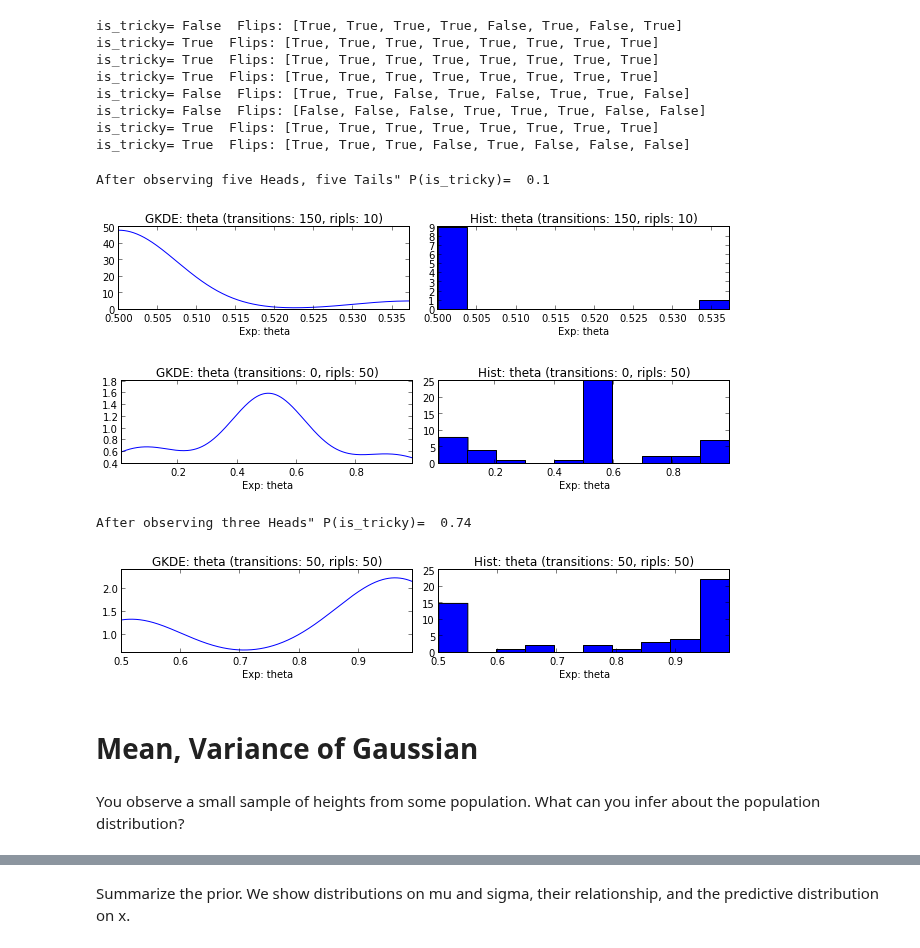
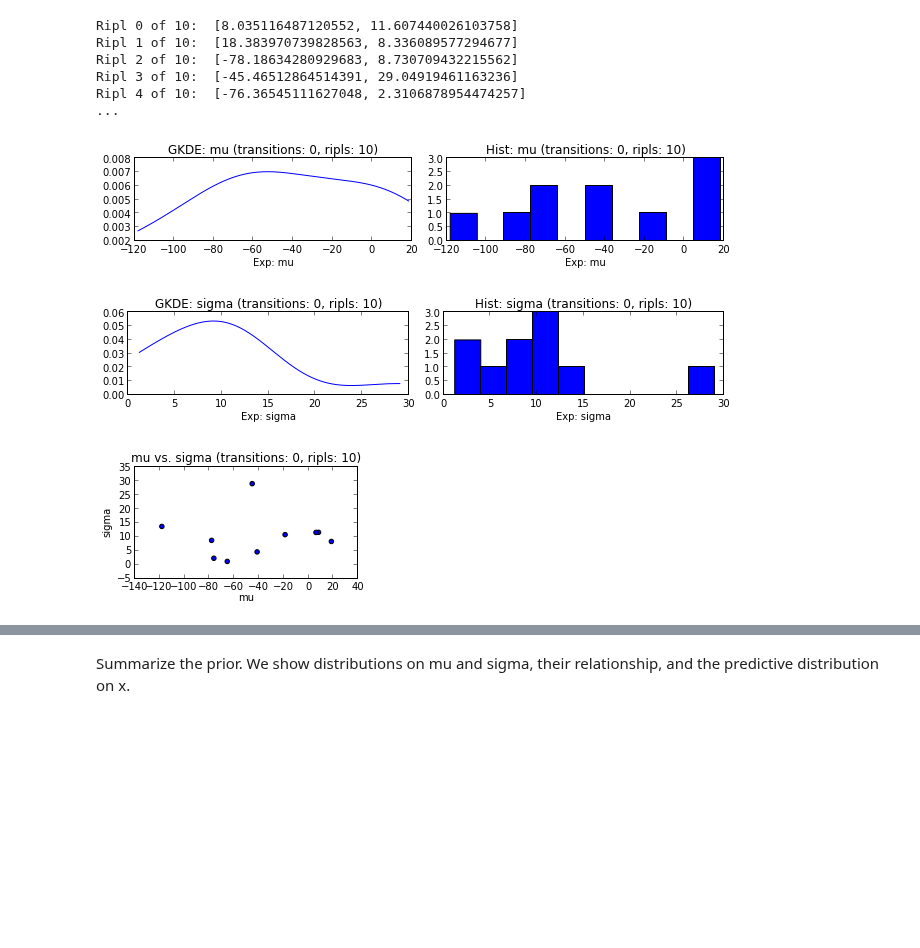
Before and after one commit to owainevans/myunit, a Jupyter notebook: gauss_reg_demo.ipynb, the cells around one changed output, grey strips where cells are left out. Drawn from its saved outputs; the diff is of its cells as text; code cells hidden in the pictures; blank space fills up the shorter version.

```diff
--- a/gauss_reg_demo.ipynb
+++ b/gauss_reg_demo.ipynb
@@ -170,22 +62,0 @@ After observing five Heads" P(is_tricky)=  0.7
-# %%
-print_worlds(v)
-# %% [output]
-is_tricky= False  Flips: [True, True, True, True, False, True, False, True]
-is_tricky= True  Flips: [True, True, True, True, True, True, True, True]
-is_tricky= True  Flips: [True, True, True, True, True, True, True, True]
-is_tricky= True  Flips: [True, True, True, True, True, True, True, True]
-is_tricky= False  Flips: [True, True, False, True, False, True, True, False]
-is_tricky= False  Flips: [False, False, False, True, True, True, False, False]
-is_tricky= True  Flips: [True, True, True, True, True, True, True, True]
-is_tricky= True  Flips: [True, True, True, False, True, False, False, False]
-# %%
-[v.observe('(flip theta)','false') for i in range(5) ];
-v.infer(50)
-print 'After observing five Heads, five Tails" P(is_tricky)= ', np.mean(v.sample('is_tricky'))
-v.snapshot(exp_list=['theta'],plot=True);
-# %% [output]
-After observing five Heads, five Tails" P(is_tricky)=  0.1
-[figure, removed]
-# %%
-# more likely and more tricky coins
-v=MRipl(50)
@@ -196,16 +63,17 @@ v=MRipl(50)
+# %%
+%%venture v
+[assume mu (normal 0 60) ]
+[assume sigma (gamma 2 .2) ]
+# %% [output]
+Ripl 0 of 10:  [8.035116487120552, 11.607440026103758]
+Ripl 1 of 10:  [18.383970739828563, 8.336089577294677]
+Ripl 2 of 10:  [-78.18634280929683, 8.730709432215562]
+Ripl 3 of 10:  [-45.46512864514391, 29.04919461163236]
+Ripl 4 of 10:  [-76.36545111627048, 2.3106878954474257]
+...
 # %%
-v.snapshot(exp_list=['theta'],plot=True);
+v.snapshot(exp_list=['mu','sigma'],plot=True,scatter=True);
 # %% [output]
-[figure, old version]
+[figure, new version]
+[figure, added]
+[figure, added]
-# %%
-[v.observe('(flip theta)','true') for i in range(3) ];
-v.infer(50)
-print 'After observing three Heads" P(is_tricky)= ', np.mean(v.sample('is_tricky'))
-v.snapshot(exp_list=['theta'],plot=True);
-# %% [output]
-After observing three Heads" P(is_tricky)=  0.74
-[figure, removed]
-# %% [markdown]
-# Mean, Variance of Gaussian
-# %% [markdown]
-You observe a small sample of heights from some population. What can you infer about the population distribution?
```
Also changed, not shown: parts of 40 cells of this notebook, 3 other files.
